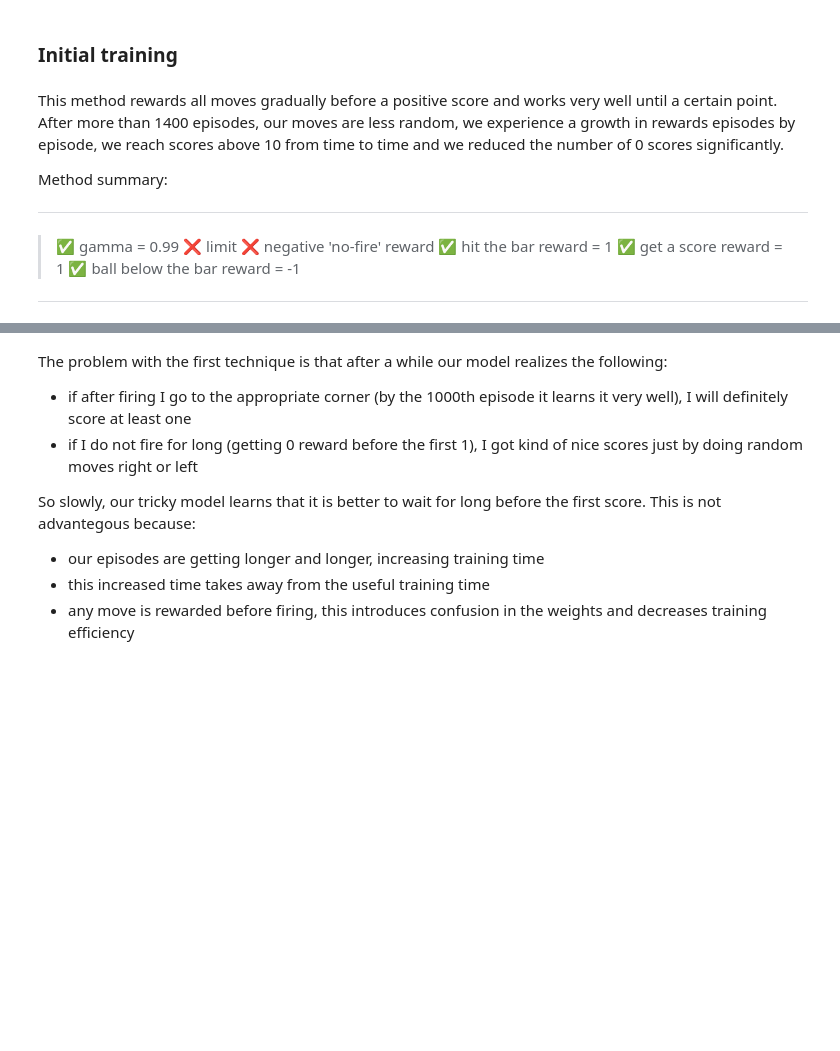
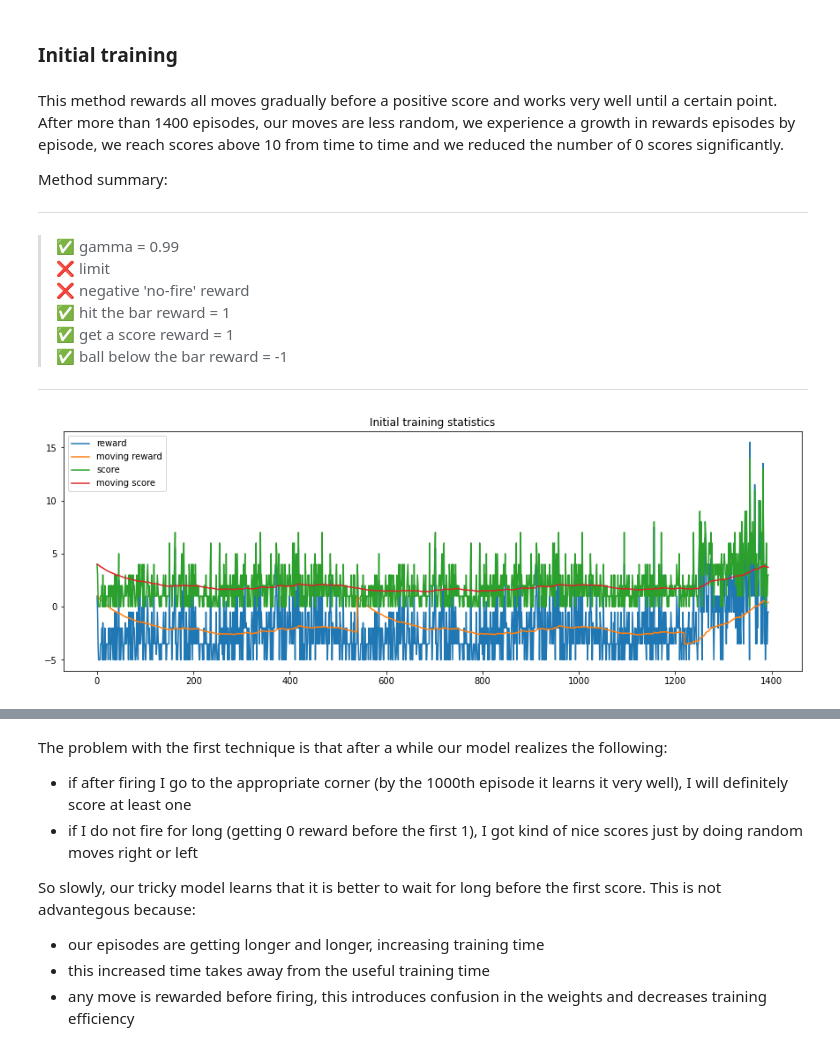
Before and after one commit to nellika/RL_Breakout_RAM, a Jupyter notebook: breakout_ram.ipynb, the cells around one changed output, grey strips where cells are left out. Cells and saved outputs as stored; diff of their text form; code cells hidden in the pictures; blank space fills up the shorter version.

Commit message:
Added some plots to the experiments

```diff
--- a/breakout_ram.ipynb
+++ b/breakout_ram.ipynb
@@ -95,10 +95,10 @@ Method summary:
 
 
 > ✅ gamma = 0.99
-> </br>❌ limit
-> </br>❌ negative 'no-fire' reward
-> </br>✅ hit the bar reward = 1
-> </br>✅ get a score reward = 1
-> </br>✅ ball below the bar reward = -1
+> <br>❌ limit
+> <br>❌ negative 'no-fire' reward
+> <br>✅ hit the bar reward = 1
+> <br>✅ get a score reward = 1
+> <br>✅ ball below the bar reward = -1
 
 ---
@@ -106,0 +105,9 @@ Method summary:
+# %%
+init_train_stat = np.genfromtxt('initial_desktop_train_stats.csv',delimiter=',',dtype=np.float16)
+plt.rcParams["figure.figsize"] = (15,5)
+plt.plot(init_train_stat)
+plt.legend(['reward','moving reward','score','moving score'])
+plt.title('Initial training statistics')
+plt.show()
+# %% [output]
+[figure, added]
```
Also changed, not shown: parts of 14 cells of this notebook.
